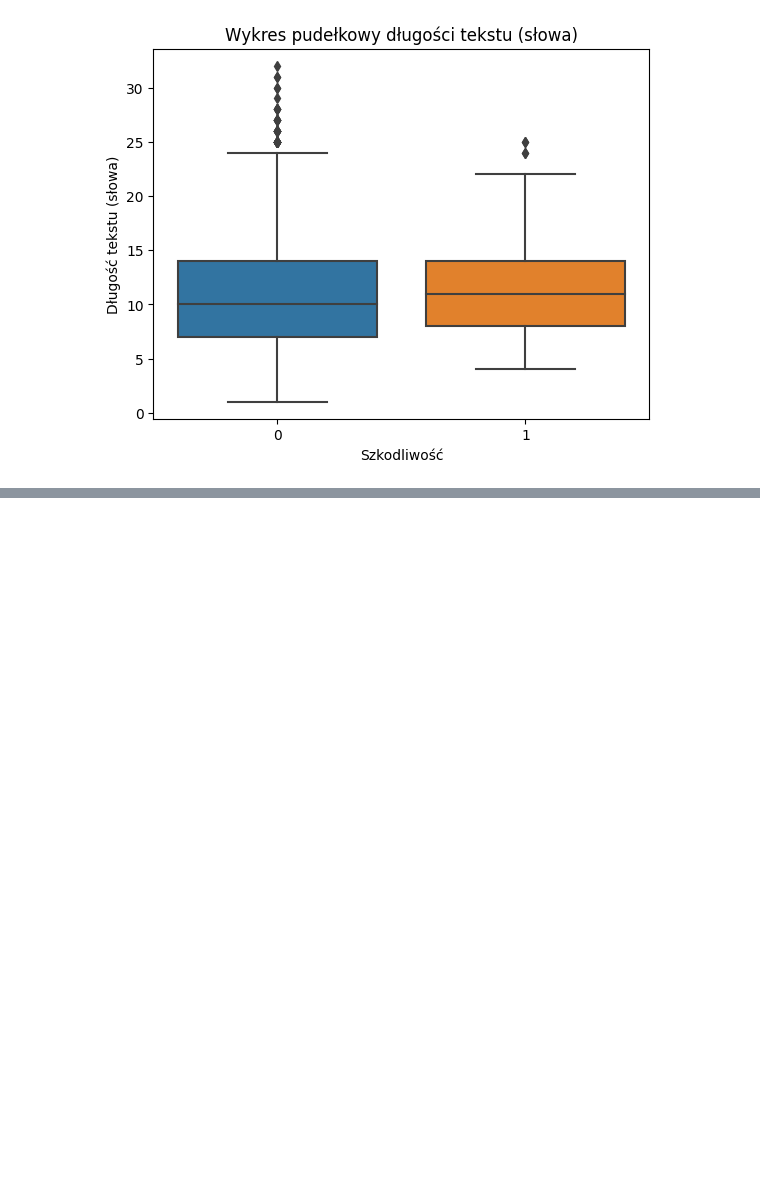
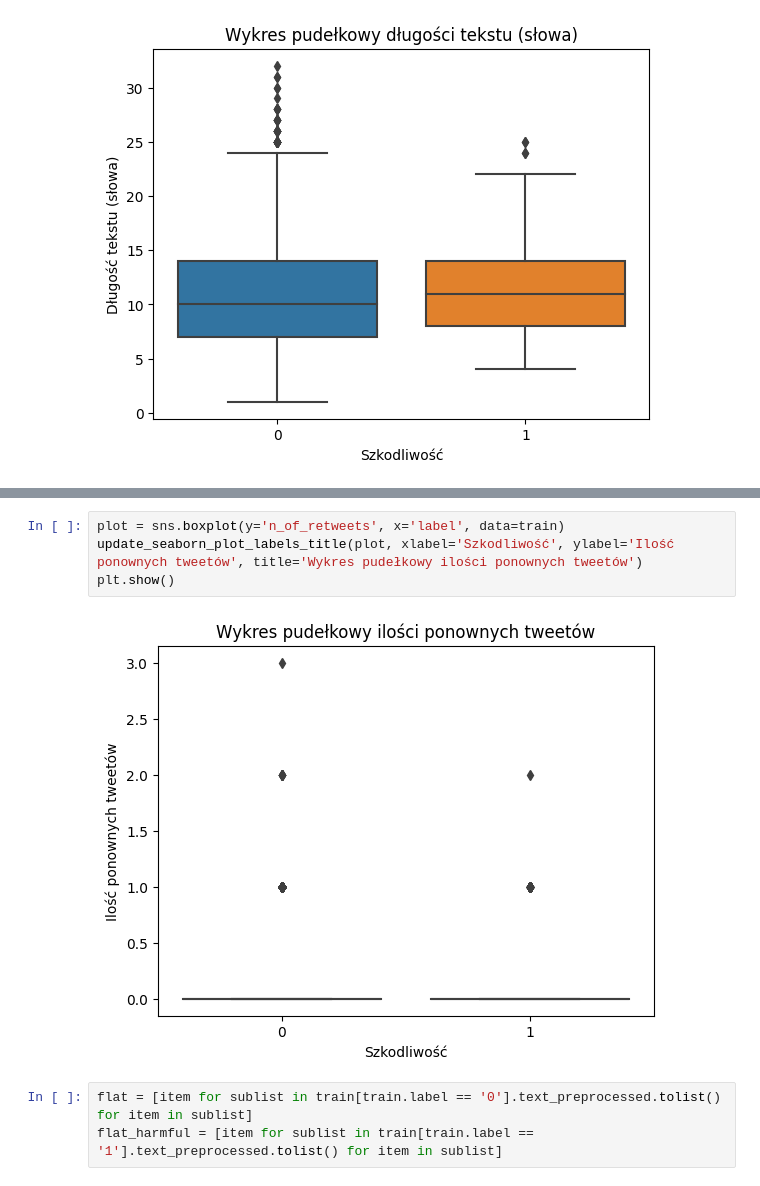
Before and after one commit to szpwski/nlp_poleval_text_classification, a Jupyter notebook: eda.ipynb, the cells around one changed output, grey strips where cells are left out. Saved outputs shown, nothing was run; the diff lists cells and outputs as text; blank space fills up the shorter version.

```diff
--- a/eda.ipynb
+++ b/eda.ipynb
@@ -241,0 +268,9 @@ Name: text_preprocessed, Length: 10041, dtype: object
+# %%
+plot = sns.boxplot(y='n_of_retweets', x='label', data=train)
+update_seaborn_plot_labels_title(plot, xlabel='Szkodliwość', ylabel='Ilość ponownych tweetów', title='Wykres pudełkowy ilości ponownych tweetów')
+plt.show()
+# %% [output]
+[figure, added]
+# %%
+flat = [item for sublist in train[train.label == '0'].text_preprocessed.tolist() for item in sublist]
+flat_harmful = [item for sublist in train[train.label == '1'].text_preprocessed.tolist() for item in sublist]
```
Also changed, not shown: parts of 8 cells of this notebook, 1 other file.
